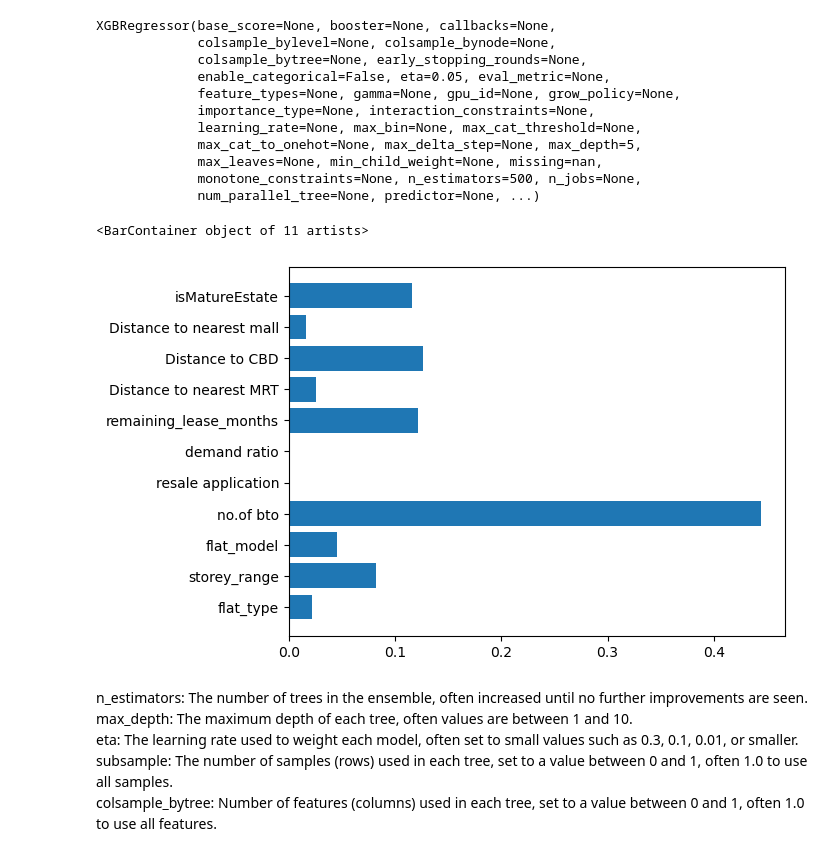
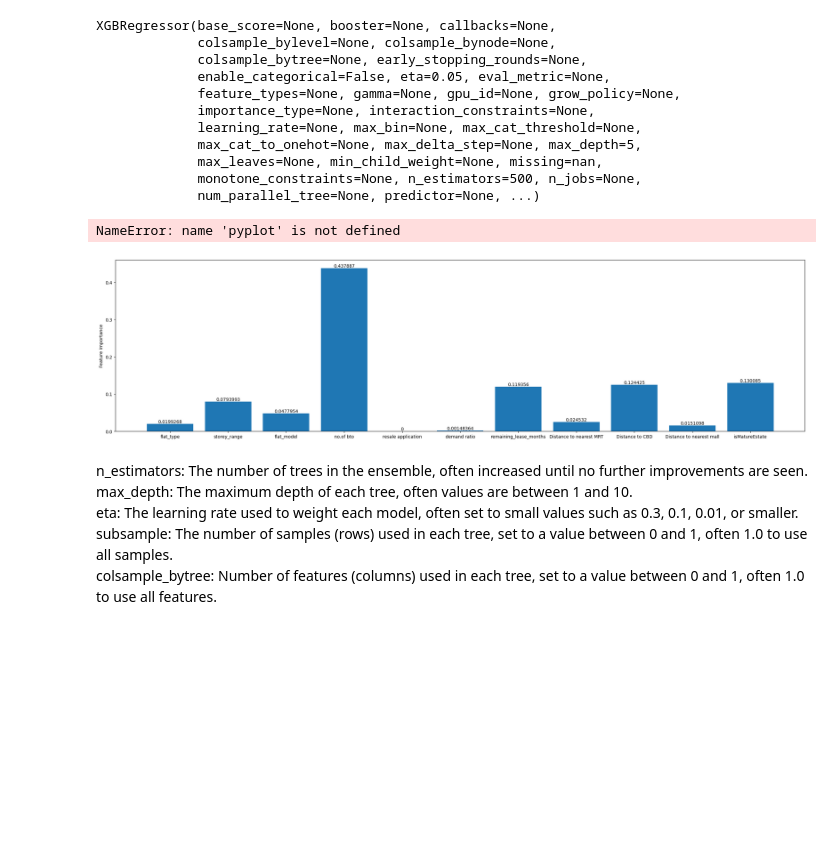
Before and after one commit to erlynnehazey/is424_hbd-resale-value, a Jupyter notebook: XGBoost Regression.ipynb, the cells around one changed output. Drawn from its saved outputs; the diff is of its cells as text; code cells hidden in the pictures; blank space fills up the shorter version.

```diff
--- a/XGBoost Regression.ipynb
+++ b/XGBoost Regression.ipynb
@@ -120,10 +114,20 @@ XGBRegressor(base_score=None, booster=None, callbacks=None,
 # %%
 # find the feature importance
 
-plt.barh(X.columns, model.feature_importances_)
+
+
+
+import matplotlib.pyplot as plt
+
+fig, ax = plt.subplots(figsize =(28, 7))
+bar_container = ax.bar(X.columns, model.feature_importances_)
+ax.bar_label(bar_container)
+ax.set(ylabel='Feature Importance')
+
+pyplot.show()
 # %% [output]
-<BarContainer object of 11 artists>
+NameError: name 'pyplot' is not defined
-[figure, old version]
+[figure, new version]
 # %%
 hdb_latest_df = hdb_latest_df.drop(["demand ratio","resale application"],axis=1)
 # %% [markdown]
```
Also changed, not shown: parts of 13 cells of this notebook, 1 other file.
